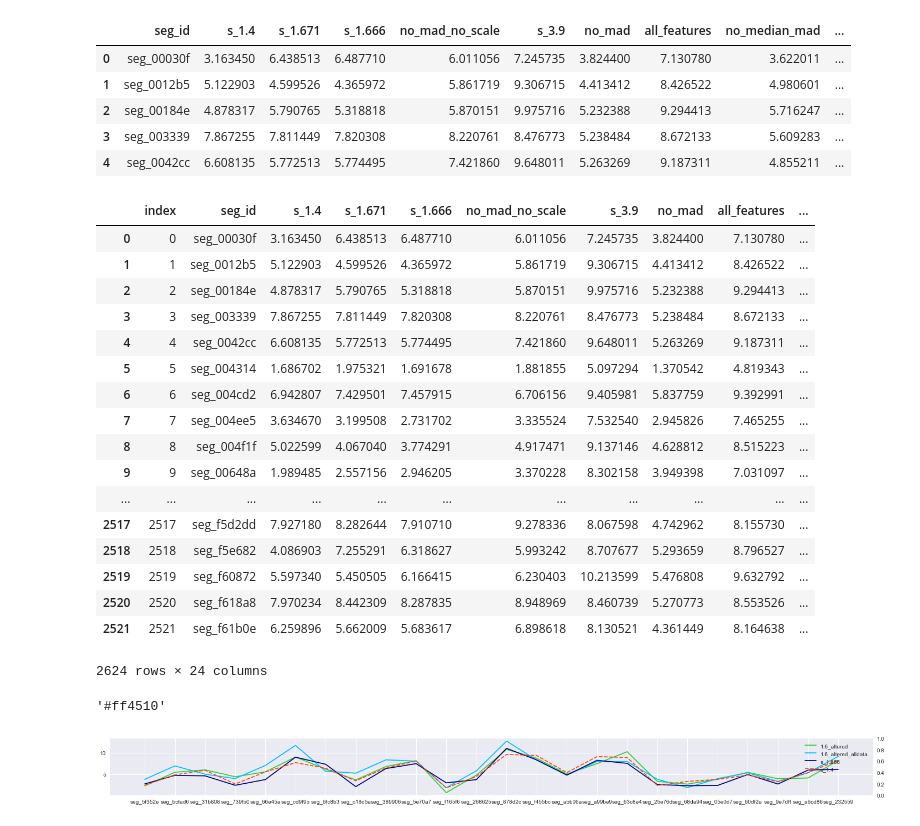
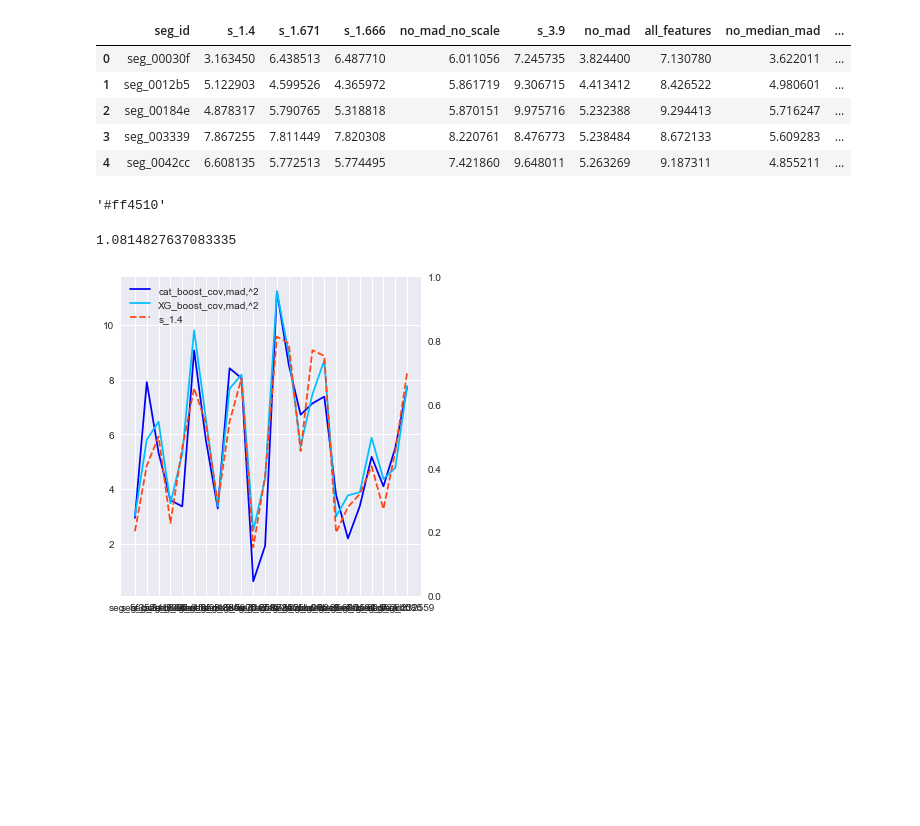
Before and after one commit to LoriHarris/kaggle_quakes, a Jupyter notebook: trials_analysis.ipynb, the cells around one changed output. Saved outputs shown, nothing was run; the diff lists cells and outputs as text; code cells hidden in the pictures; blank space fills up the shorter version.

```diff
--- a/trials_analysis.ipynb
+++ b/trials_analysis.ipynb
@@ -68,25 +21,7 @@ df.head()
 | 4 | seg_0042cc | 6.608135 | 5.772513 | 5.774495 | 7.421860 | 9.648011 | 5.263269 | 9.187311 | 4.855211 | ... |
 # %%
 df.reset_index()
+df=df
-# %% [output]
-|  | index | seg_id | s_1.4 | s_1.671 | s_1.666 | no_mad_no_scale | s_3.9 | no_mad | all_features | ... |
-| 0 | 0 | seg_00030f | 3.163450 | 6.438513 | 6.487710 | 6.011056 | 7.245735 | 3.824400 | 7.130780 | ... |
-| 1 | 1 | seg_0012b5 | 5.122903 | 4.599526 | 4.365972 | 5.861719 | 9.306715 | 4.413412 | 8.426522 | ... |
-| 2 | 2 | seg_00184e | 4.878317 | 5.790765 | 5.318818 | 5.870151 | 9.975716 | 5.232388 | 9.294413 | ... |
-| 3 | 3 | seg_003339 | 7.867255 | 7.811449 | 7.820308 | 8.220761 | 8.476773 | 5.238484 | 8.672133 | ... |
-| 4 | 4 | seg_0042cc | 6.608135 | 5.772513 | 5.774495 | 7.421860 | 9.648011 | 5.263269 | 9.187311 | ... |
-| 5 | 5 | seg_004314 | 1.686702 | 1.975321 | 1.691678 | 1.881855 | 5.097294 | 1.370542 | 4.819343 | ... |
-| 6 | 6 | seg_004cd2 | 6.942807 | 7.429501 | 7.457915 | 6.706156 | 9.405981 | 5.837759 | 9.392991 | ... |
-| 7 | 7 | seg_004ee5 | 3.634670 | 3.199508 | 2.731702 | 3.335524 | 7.532540 | 2.945826 | 7.465255 | ... |
-| 8 | 8 | seg_004f1f | 5.022599 | 4.067040 | 3.774291 | 4.917471 | 9.137146 | 4.628812 | 8.515223 | ... |
-| 9 | 9 | seg_00648a | 1.989485 | 2.557156 | 2.946205 | 3.370228 | 8.302158 | 3.949398 | 7.031097 | ... |
-| ... | ... | ... | ... | ... | ... | ... | ... | ... | ... | ... |
-| 2517 | 2517 | seg_f5d2dd | 7.927180 | 8.282644 | 7.910710 | 9.278336 | 8.067598 | 4.742962 | 8.155730 | ... |
-| 2518 | 2518 | seg_f5e682 | 4.086903 | 7.255291 | 6.318627 | 5.993242 | 8.707677 | 5.293659 | 8.796527 | ... |
-| 2519 | 2519 | seg_f60872 | 5.597340 | 5.450505 | 6.166415 | 6.230403 | 10.213599 | 5.476808 | 9.632792 | ... |
-| 2520 | 2520 | seg_f618a8 | 7.970234 | 8.442309 | 8.287835 | 8.948969 | 8.460739 | 5.270773 | 8.553526 | ... |
-| 2521 | 2521 | seg_f61b0e | 6.259896 | 5.662009 | 5.683617 | 6.898618 | 8.130521 | 4.361449 | 8.164638 | ... |
-2624 rows × 24 columns
 # %%
 df = df.sample(frac=0.009, replace=True, random_state=1223)
 a = "#000080"
@@ -114,41 +37,46 @@ clt.to_hex(d)
+# %%
+mae=mean_absolute_error(df['q1_q.01_q.05'],df['s_1.4'])
+mae
+# %% [output]
+1.0814827637083335
 # %%
 bench = df['s_1.4']
-# trial1 = df['w_mean13.8.2.0_rol2']
-trial2 = df['1.6_altered']
-trial3 = df['1.6_altered_alldata']
-trial4=df['s_1.666']
+trial1 = df['cat_boost_cov,mad,^2']
+# trial2 = df['s_1.666']
+trial3 = df['XG_boost_cov,mad,^2']
+# trial4=df['x_boost_q.01,q2_chunk100k']
 seg=df['seg_id']
-fig, ax1 = plt.subplots(figsize=(20, 2))
+fig, ax1 = plt.subplots(figsize=(5, 5))
 
 ax2 = ax1.twinx()
-# ax1.plot(seg, trial1, color='blue')
-ax1.plot(seg, trial2, color=c)
+ax1.plot(seg, trial1, color='blue')
+# ax1.plot(seg, trial2, color=c)
 ax1.plot(seg, trial3, color=b)
-ax1.plot(seg, trial4, color=a)
+# ax1.plot(seg, trial4, color=a)
 ax1.plot(seg, bench, linestyle="--", color=d)
 
 # plt.title("Unemployment Rate vs Affordability Tiers",fontdict = {'fontsize' : 20})
 
 # ax1.set_xlabel("Year",fontdict = {'fontsize' : 14})
 # ax1.set_ylabel("Affordibility Percentage",fontdict = {'fontsize' : 14})
 # ax2.set_ylabel("Unemployment Rate",fontdict = {'fontsize' : 14})
 
 # ax1.yaxis.set_major_formatter(FuncFormatter('{0:.0%}'.format))
 # ax2.yaxis.set_major_formatter(FuncFormatter('{0:.0%}'.format))
 
 # ax1.tick_params(direction='out', length=5, axis="x", labelsize=12)
 # ax1.tick_params(axis="y", labelsize=12)
 # ax2.tick_params(axis="y", labelsize=12)
 
 plt.grid()
 handles, labels = ax1.get_legend_handles_labels()
 handles1, labels1 = ax2.get_legend_handles_labels()
-legend = plt.legend(handles + handles1, labels + labels1, loc="upper right")
+legend = plt.legend(handles + handles1, labels + labels1, loc="upper left")
 plt.tight_layout()
 
 plt.style.use("seaborn")
 
 plt.savefig('chart.png', dpi=300)
 plt.show()
 # %% [output]
-[figure, old version]
+[figure, new version]
```
Also changed, not shown: parts of 3 cells of this notebook, 9 other files.
